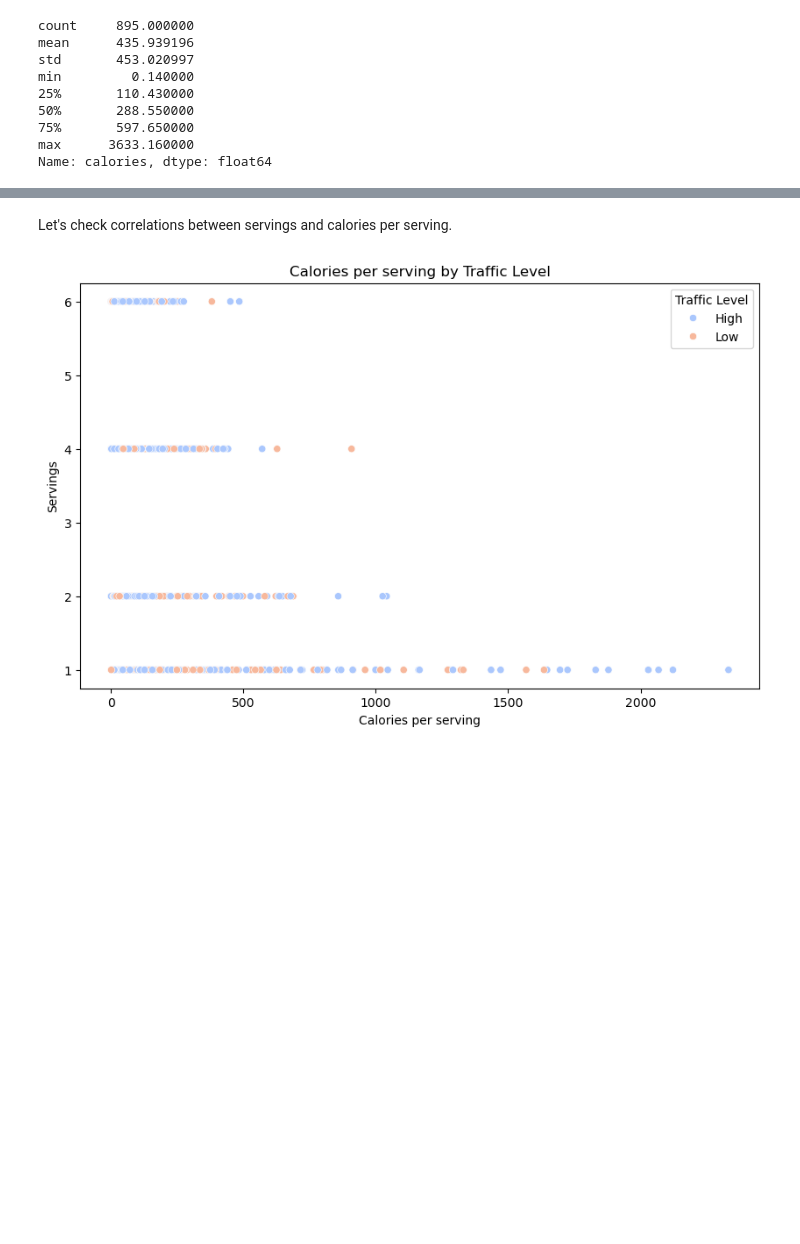
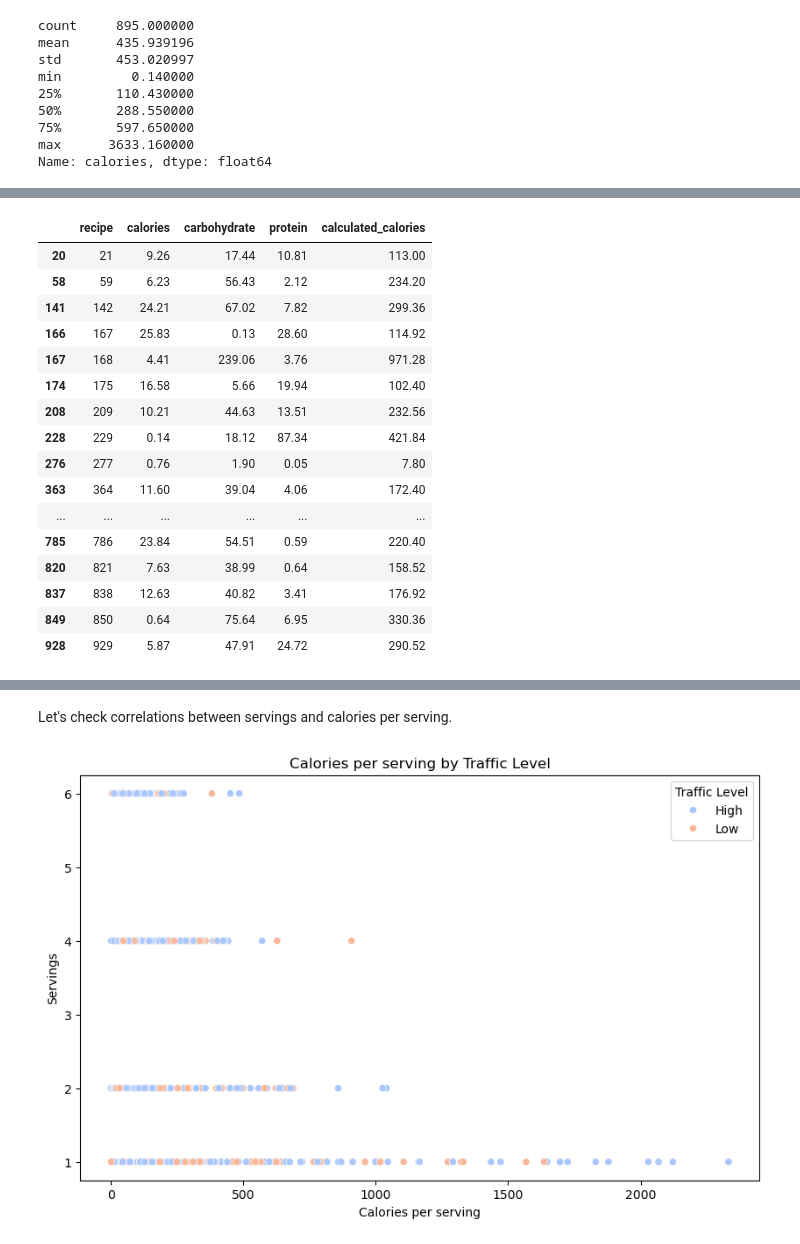
Before and after one commit to realivanivani/Recipe-Site-Traffic-Predictor, a Jupyter notebook: notebook_second_version.ipynb, the cells around one changed output, grey strips where cells are left out. Drawn from its saved outputs; the diff is of its cells as text; code cells hidden in the pictures; blank space fills up the shorter version.

```diff
--- a/notebook_second_version.ipynb
+++ b/notebook_second_version.ipynb
@@ -371,0 +379,21 @@ We can see that all the recipes have 1 serving, which probably indicates that th
+# %%
+filtered_df = df[(df['calories_per_serving'] < 5) & (df.category != 'Beverages')]
+filtered_df[['recipe','calories','carbohydrate','protein','calculated_calories']]
+# %% [output]
+|  | recipe | calories | carbohydrate | protein | calculated_calories |
+| 20 | 21 | 9.26 | 17.44 | 10.81 | 113.00 |
+| 58 | 59 | 6.23 | 56.43 | 2.12 | 234.20 |
+| 141 | 142 | 24.21 | 67.02 | 7.82 | 299.36 |
+| 166 | 167 | 25.83 | 0.13 | 28.60 | 114.92 |
+| 167 | 168 | 4.41 | 239.06 | 3.76 | 971.28 |
+| 174 | 175 | 16.58 | 5.66 | 19.94 | 102.40 |
+| 208 | 209 | 10.21 | 44.63 | 13.51 | 232.56 |
+| 228 | 229 | 0.14 | 18.12 | 87.34 | 421.84 |
+| 276 | 277 | 0.76 | 1.90 | 0.05 | 7.80 |
+| 363 | 364 | 11.60 | 39.04 | 4.06 | 172.40 |
+| ... | ... | ... | ... | ... | ... |
+| 785 | 786 | 23.84 | 54.51 | 0.59 | 220.40 |
+| 820 | 821 | 7.63 | 38.99 | 0.64 | 158.52 |
+| 837 | 838 | 12.63 | 40.82 | 3.41 | 176.92 |
+| 849 | 850 | 0.64 | 75.64 | 6.95 | 330.36 |
+| 928 | 929 | 5.87 | 47.91 | 24.72 | 290.52 |
```
Also changed, not shown: parts of 14 cells of this notebook.
